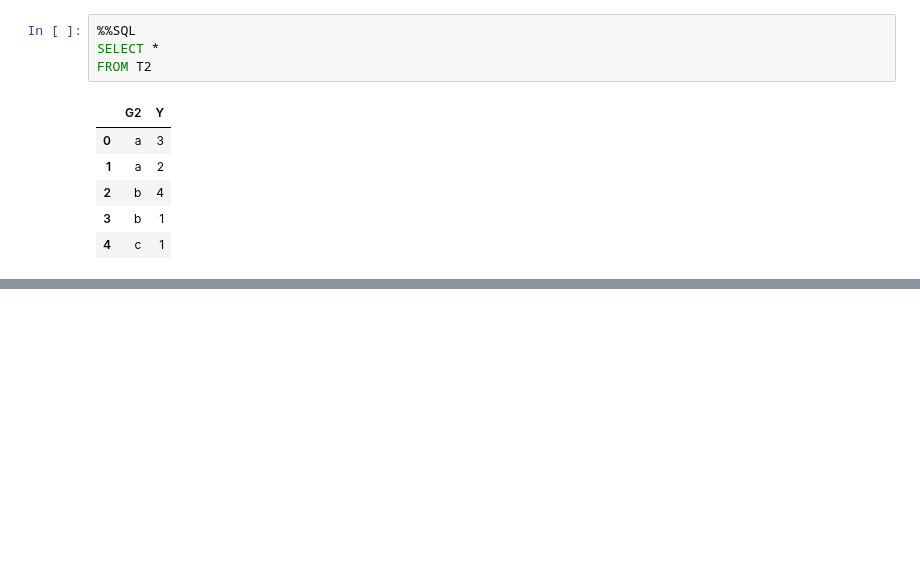
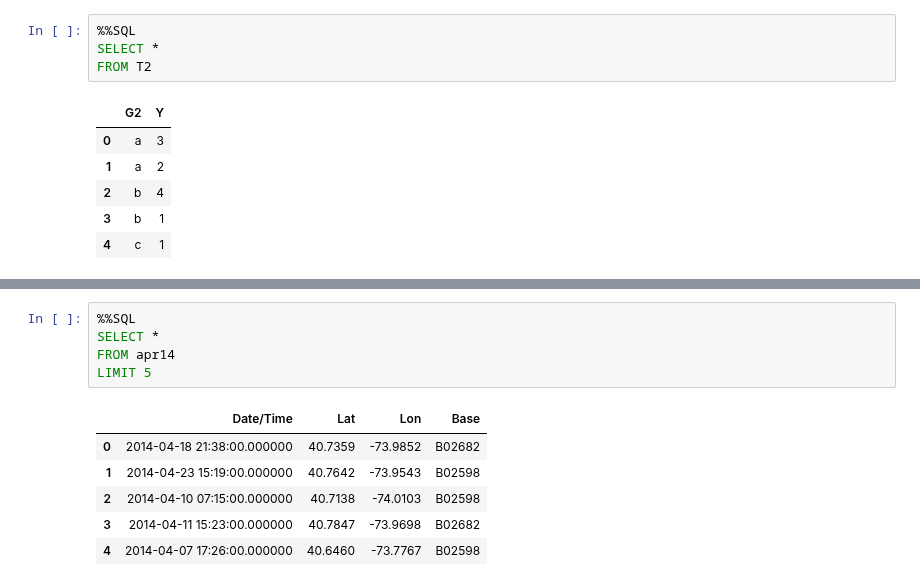
Before and after one commit to WSU-DataScience/USCOTS19_workshop, a Jupyter notebook: block_3_data_management/make_database_examples.ipynb, the cells around one changed output, grey strips where cells are left out. Drawn from its saved outputs; the diff is of its cells as text; blank space fills up the shorter version.

```diff
--- a/block_3_data_management/make_database_examples.ipynb
+++ b/block_3_data_management/make_database_examples.ipynb
@@ -152,0 +290,12 @@ FROM T2
+# %%
+%%SQL
+SELECT *
+FROM apr14
+LIMIT 5
+# %% [output]
+|  | Date/Time | Lat | Lon | Base |
+| 0 | 2014-04-18 21:38:00.000000 | 40.7359 | -73.9852 | B02682 |
+| 1 | 2014-04-23 15:19:00.000000 | 40.7642 | -73.9543 | B02598 |
+| 2 | 2014-04-10 07:15:00.000000 | 40.7138 | -74.0103 | B02598 |
+| 3 | 2014-04-11 15:23:00.000000 | 40.7847 | -73.9698 | B02682 |
+| 4 | 2014-04-07 17:26:00.000000 | 40.6460 | -73.7767 | B02598 |
```
Also changed, not shown: parts of 22 cells of this notebook, 15 other files.
